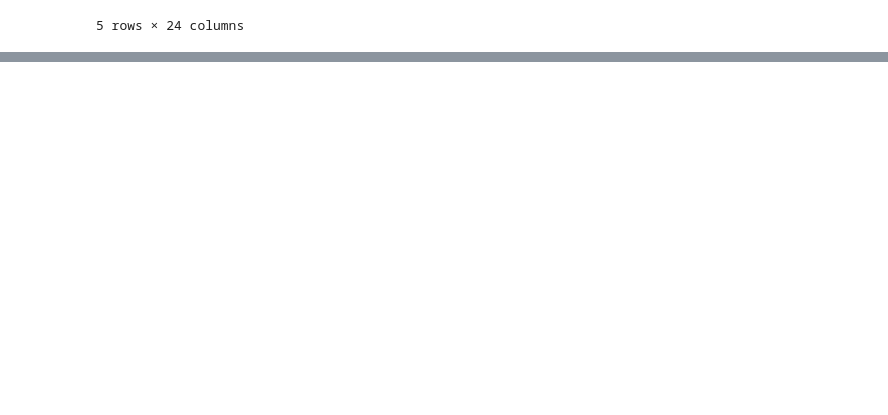
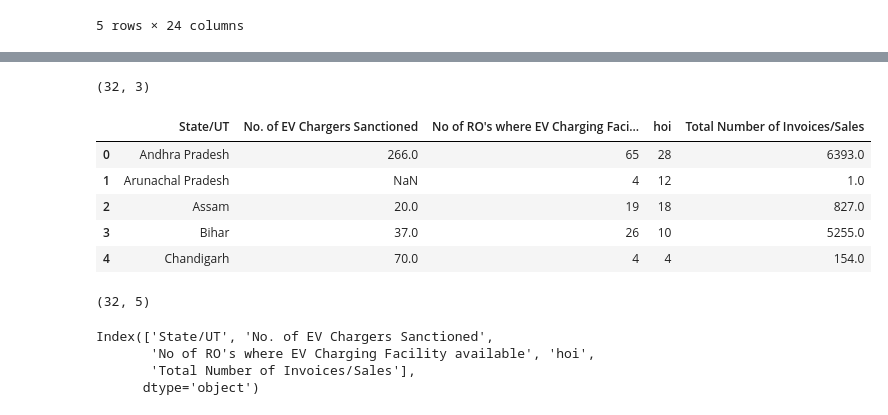
Before and after one commit to deepak03c/EV_Market_Segmentation, a Jupyter notebook: EV_Marketsegmentation.ipynb, the cells around one changed output, grey strips where cells are left out. Cells and saved outputs as stored; diff of their text form; code cells hidden in the pictures; blank space fills up the shorter version.

```diff
--- a/EV_Marketsegmentation.ipynb
+++ b/EV_Marketsegmentation.ipynb
@@ -4,7 +4,7 @@
 import pandas as pd
 import numpy as np
 # %%
-data1 = pd.read_csv('/content/EV Chargers Sanctioned.csv')
+data1 = pd.read_csv('EV Chargers Sanctioned.csv')
 data1.head()
 # %% [output]
 |  | State/UT | No. of EV Chargers Sanctioned |
@@ -14,11 +14,11 @@ data1.head()
 | 3 | Gujarat | 278 |
 | 4 | Uttar Pradesh | 207 |
 # %%
-data2 = pd.read_csv('/content/EV Charging Facility available.csv')
-data3 = pd.read_csv('/content/EV SELLS.csv')
-data4 = pd.read_csv('/content/Fuel.csv')
-data5 = pd.read_csv('/content/Vehicle Class.csv')
-data6 = pd.read_csv('/content/bhart stages.csv')
+data2 = pd.read_csv('EV Charging Facility available.csv')
+data3 = pd.read_csv('EV SELLS.csv')
+data4 = pd.read_csv('Fuel.csv')
+data5 = pd.read_csv('Vehicle Class.csv')
+data6 = pd.read_csv('bhart stages.csv')
 # %%
 data2.head()
 # %% [output]
@@ -74,0 +73,2 @@ data3.shape
+# %%
+df = pd.merge(data1, data2, how='right')
@@ -74,0 +84,26 @@ data3.shape
+# %%
+df.shape
+# %% [output]
+(32, 3)
+# %%
+df1 = pd.merge(df, data3, how='left')
+# %%
+df1.head()
+# %% [output]
+|  | State/UT | No. of EV Chargers Sanctioned | No of RO's where EV Charging Faci... | hoi | Total Number of Invoices/Sales |
+| 0 | Andhra Pradesh | 266.0 | 65 | 28 | 6393.0 |
+| 1 | Arunachal Pradesh | NaN | 4 | 12 | 1.0 |
+| 2 | Assam | 20.0 | 19 | 18 | 827.0 |
+| 3 | Bihar | 37.0 | 26 | 10 | 5255.0 |
+| 4 | Chandigarh | 70.0 | 4 | 4 | 154.0 |
+# %%
+df1.shape
+# %% [output]
+(32, 5)
+# %%
+df1.columns
+# %% [output]
+Index(['State/UT', 'No. of EV Chargers Sanctioned',
+       'No of RO's where EV Charging Facility available', 'hoi',
+       'Total Number of Invoices/Sales'],
+      dtype='object')
```
Also changed, not shown: parts of 7 cells of this notebook.
